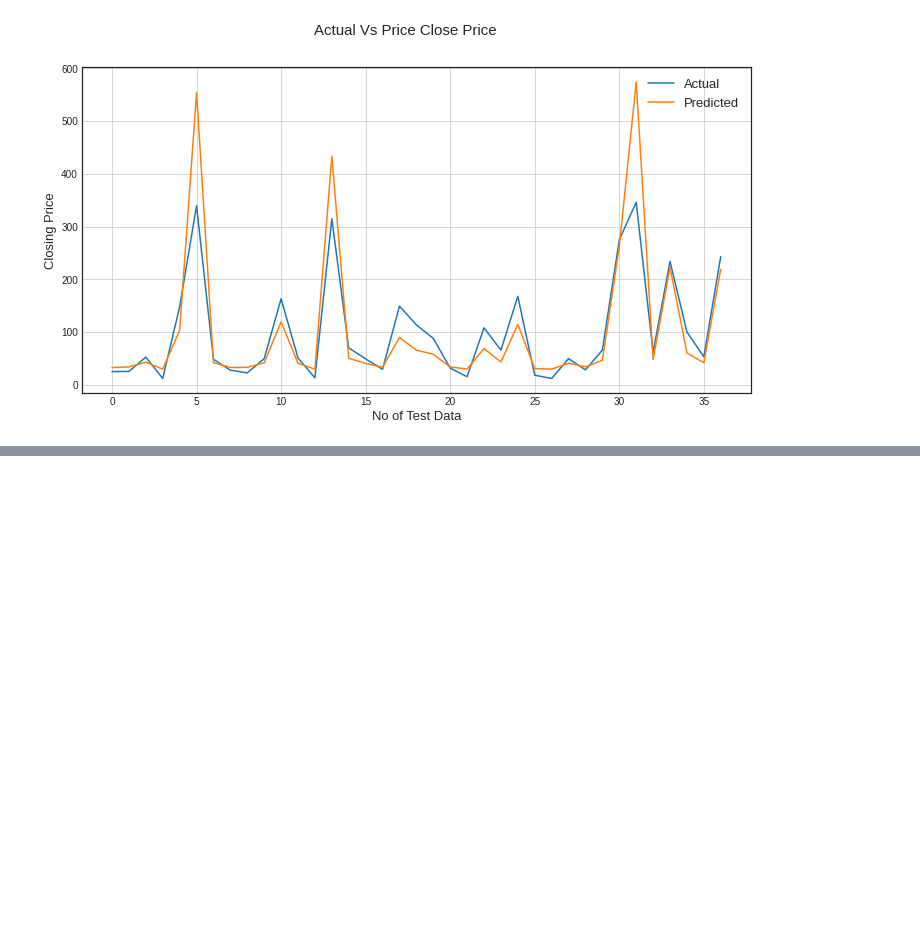
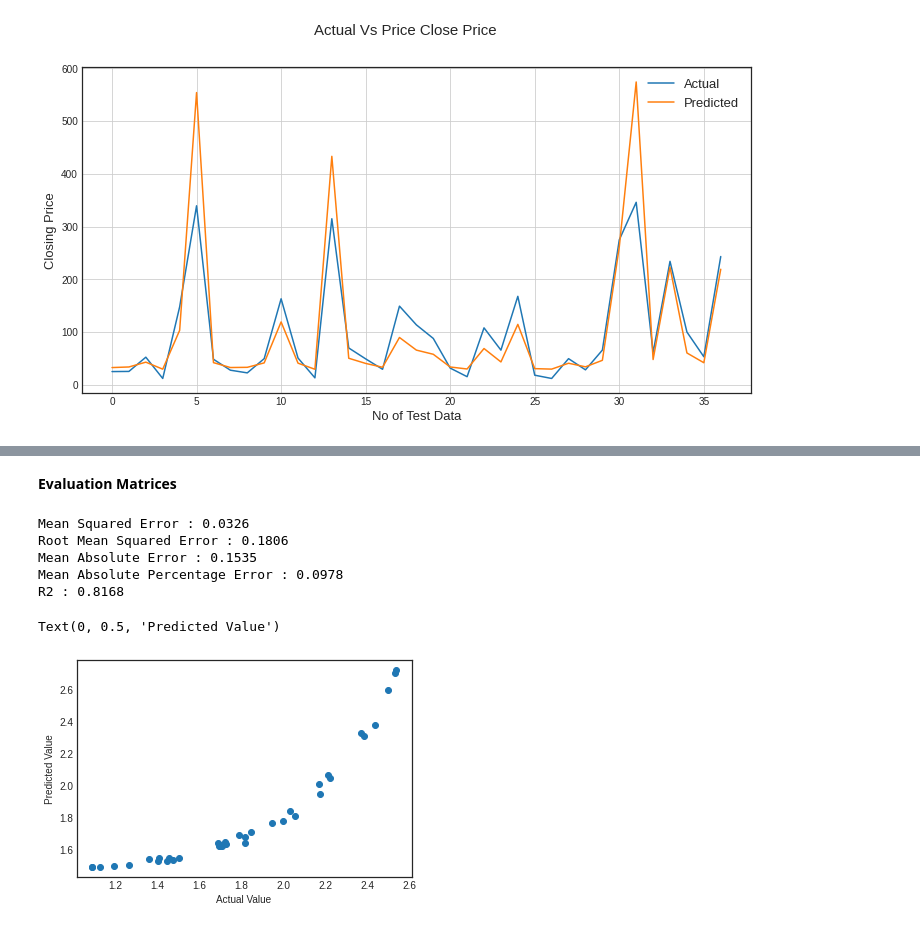
Before and after one commit to dongrepranali/Yes-Bank-Stock-Closing-Price-Prediction, a Jupyter notebook: Yes_Bank_Stock_Closing_Price_Prediction.ipynb, the cells around one changed output, grey strips where cells are left out. Cells and saved outputs as stored; diff of their text form; code cells hidden in the pictures; blank space fills up the shorter version.

```diff
--- a/Yes_Bank_Stock_Closing_Price_Prediction.ipynb
+++ b/Yes_Bank_Stock_Closing_Price_Prediction.ipynb
@@ -540,0 +543,4 @@ plt.grid()
+# %%
+# fit data into lasso regression
+lasso = Lasso(alpha=0.005, max_iter = 3000)
+lasso.fit(X_train, y_train)
@@ -540,0 +551,3 @@ plt.grid()
+# %%
+# prediction of train data
+y_pred_lasso = lasso.predict(X_test)
@@ -540,0 +576,23 @@ plt.grid()
+# %% [markdown]
+**Evaluation Matrices**
+# %%
+# Test Performance of lasso regression
+
+print("Mean Squared Error :",round(mean_squared_error(y_test, y_pred_lasso), 4))
+print("Root Mean Squared Error :",round(math.sqrt(mean_squared_error(y_test, y_pred_lasso)),4))
+print("Mean Absolute Error :",round(mean_absolute_error(y_test, y_pred_lasso),4))
+print("Mean Absolute Percentage Error :",round(mean_absolute_percentage_error(y_test, y_pred_lasso),4))
+print("R2 :",round(r2_score(y_test, y_pred_lasso), 4))
+# %% [output]
+Mean Squared Error : 0.0326
+Root Mean Squared Error : 0.1806
+Mean Absolute Error : 0.1535
+Mean Absolute Percentage Error : 0.0978
+R2 : 0.8168
+# %%
+plt.scatter((y_test), (y_pred_lasso))
+plt.xlabel('Actual Value')
+plt.ylabel('Predicted Value')
+# %% [output]
+Text(0, 0.5, 'Predicted Value')
+[figure, added]
```
Also changed, not shown: parts of 7 cells of this notebook.
